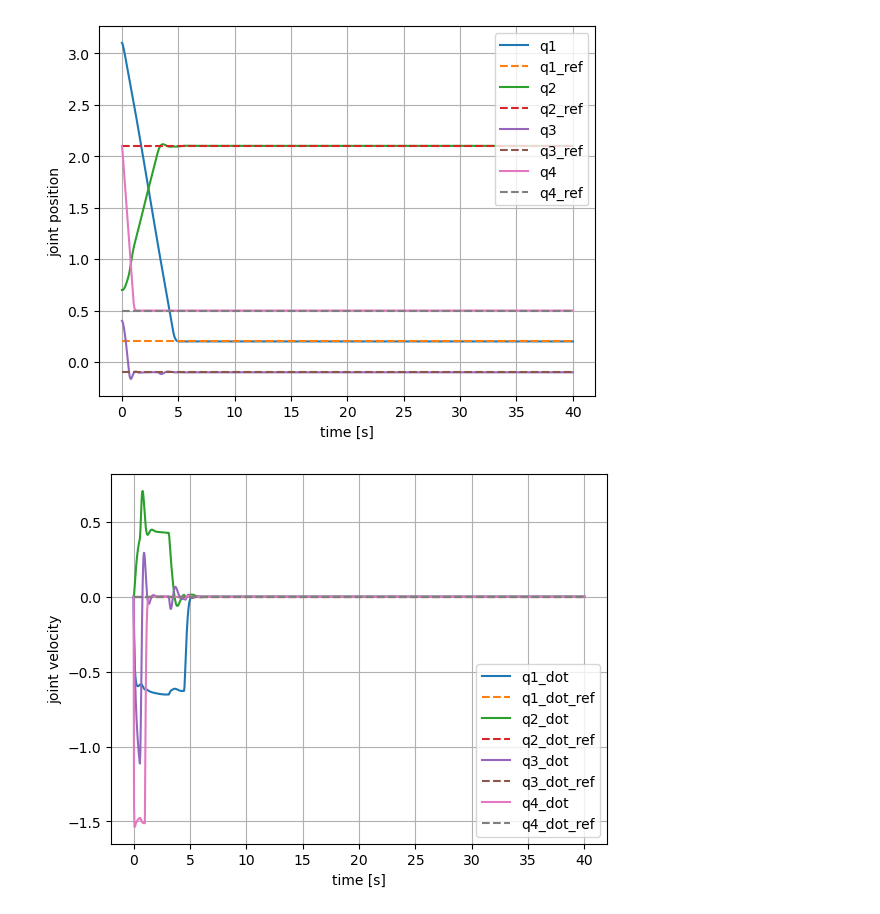
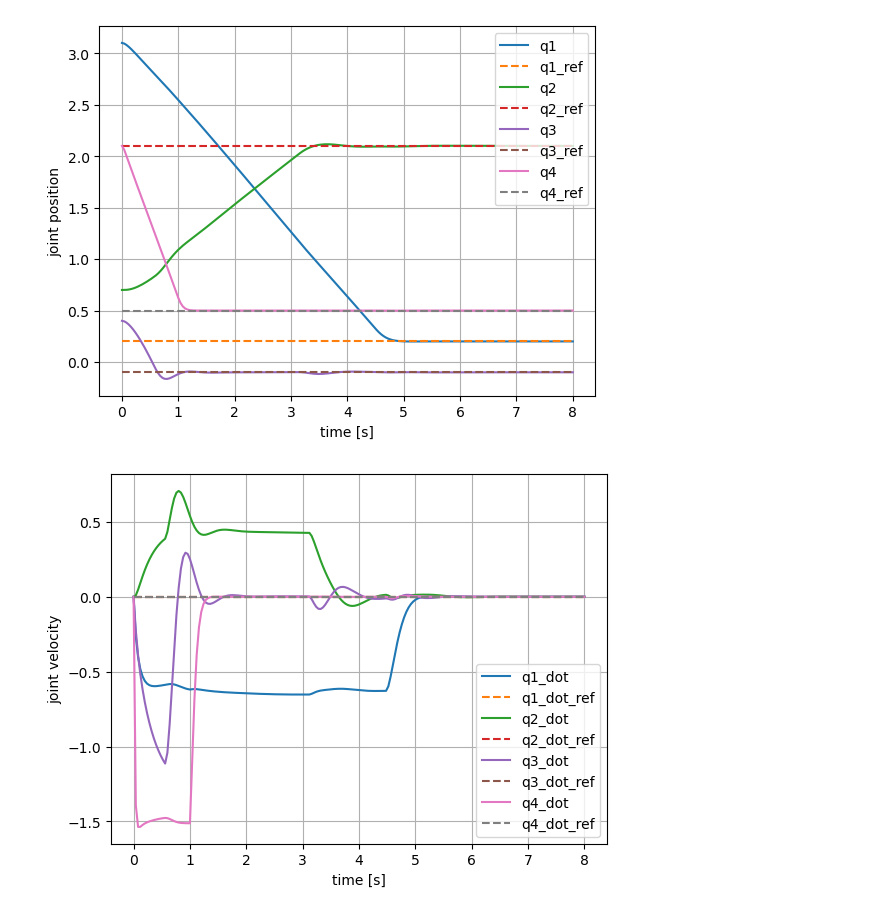
Before and after one commit to edxmorgan/floating-KinDyn, a Jupyter notebook: usage/robot_simulation.ipynb, the cells around one changed output. Drawn from its saved outputs; the diff is of its cells as text; code cells hidden in the pictures.

```diff
--- a/usage/robot_simulation.ipynb
+++ b/usage/robot_simulation.ipynb
@@ -42,11 +42,15 @@ step_fn = ca.Function('step_fn', rollout_arg,
                                                   alpha.F_next_reg_sys_arg[2],
                                                   alpha.F_next_reg_sys_arg[3],
                                                   alpha.F_next_reg_sys_arg[4],
-                                                  alpha.F_next_reg_sys_arg[5])] )
-N = 1000
+                                                  alpha.F_next_reg_sys_arg[5]), pid_u] )
+N = 200
 # -----------------------
 # mapaccum rollout: returns outputs only (x1..xN)
 # -----------------------
 Xk_rollout = step_fn.mapaccum(N)        # 8 x N
+Xk_rollout.save('rollout_sim.casadi')
+print(Xk_rollout)
 rollout_arg
+
+# 2, 6, 7, 8
 # %% [output]
@@ -93,7 +98,6 @@ step_model_params = ca.DM([
 # -----------------------
 # Settings
 # -----------------------
-N = 1000
 step_dt = 0.04
 
 # Initial state (8x1)
@@ -120,7 +124,7 @@ p_col = ca.DM(step_model_params).reshape((81, 1))
 # Rollout
 # (x0, dt, p, lock_mask, baumgarte_alpha, q_ref, Kp, Ki, Kd, sum_e, i_dt, u_max, u_min)
 # -----------------------
-Xk = Xk_rollout(
+Xk, _ = Xk_rollout(
     x0,
     step_dt,
     p_col,
@@ -152,32 +156,32 @@ q_ref_np = np.array(q_ref_col).ravel()
 qd_ref_np = np.zeros(4)   # assuming zero velocity reference
 
 # Joint positions
 plt.figure()
 for j in range(4):
     plt.plot(t_hist, q_hist[:, j], label=f"q{j+1}")
     plt.plot(t_hist, np.ones_like(t_hist) * q_ref_np[j],
              linestyle='--',
              label=f"q{j+1}_ref")
 
 plt.xlabel("time [s]")
 plt.ylabel("joint position")
 plt.legend()
 plt.grid(True)
 
 # Joint velocities
 plt.figure()
 for j in range(4):
     plt.plot(t_hist, qd_hist[:, j], label=f"q{j+1}_dot")
     plt.plot(t_hist, np.ones_like(t_hist) * qd_ref_np[j],
              linestyle='--',
              label=f"q{j+1}_dot_ref")
 
 plt.xlabel("time [s]")
 plt.ylabel("joint velocity")
 plt.legend()
 plt.grid(True)
 
 plt.show()
 # %% [output]
-[figure, old version]
+[figure, new version]
-[figure, old version]
+[figure, new version]
```
Also changed, not shown: parts of 1 cell of this notebook.
